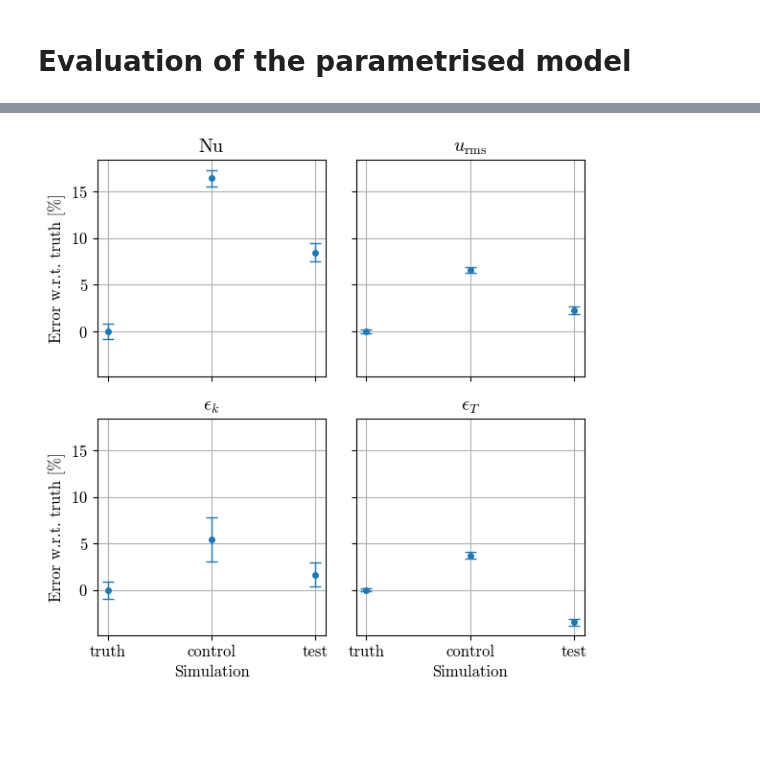
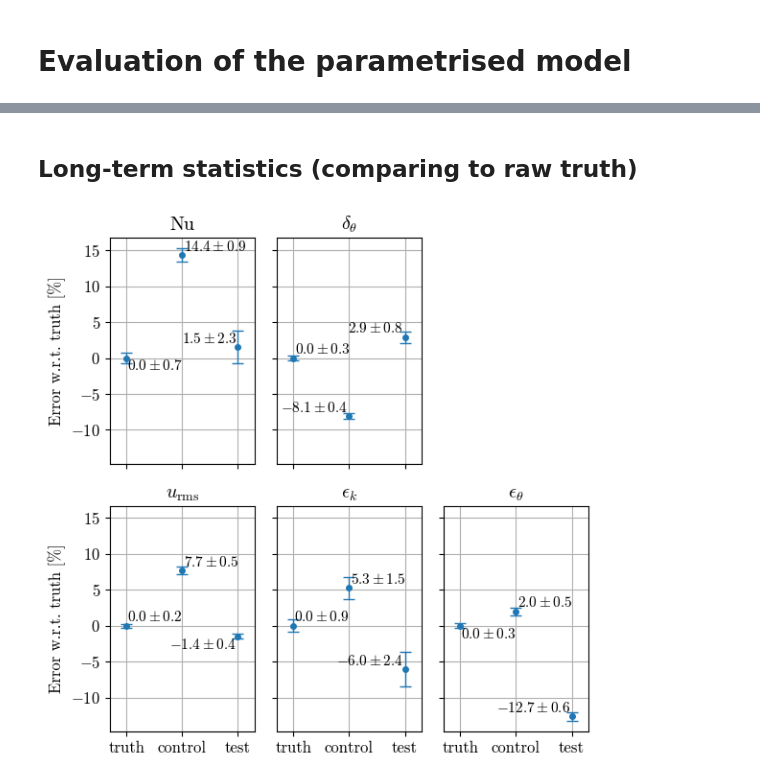
Before and after one commit to tschanzer/honours-project, a Jupyter notebook: final_notebooks/evaluation.ipynb, the cells around one changed output, grey strips where cells are left out. Drawn from its saved outputs; the diff is of its cells as text; code cells hidden in the pictures; blank space fills up the shorter version.

Commit message:
Work on evaluation plots

```diff
--- a/final_notebooks/evaluation.ipynb
+++ b/final_notebooks/evaluation.ipynb
@@ -30,0 +143,2 @@ AVG_TIME = 150.
+# %% [markdown]
+## Long-term statistics (comparing to raw truth)
@@ -31,26 +148,31 @@ AVG_TIME = 150.
 # %%
 data = {}
 data['truth'] = xr.open_mfdataset(
-    data_path + '2048x256/*.nc', chunks = {'x': -1, 'z': -1, 't': 25},
-)
-data['truth']['t'] = data['truth']['t'] + FINE_INIT_TIME
-data['control'] = xr.open_mfdataset(
-    data_path + '256x64/*.nc', chunks = {'x': -1, 'z': -1, 't': 800},
-)
-data['test'] = xr.open_mfdataset(
-    data_path + '512x64/*.nc', chunks = {'x': -1, 'z': -1, 't': 400},
+    data_path + 'truth/*.nc', chunks={'x': -1, 'z': -1, 't': 25},
 )
 
-for run in data:
-    data[run] = data[run].isel(t=(data[run].t >= SPIN_UP_TIME))
+chunks = {'x': -1, 'z': -1, 't': 800}
+data['control'] = xr.open_mfdataset(
+    data_path + 'control/*.nc', chunks=chunks,
+)
+data['control'] = data['control'].isel(
+    t=(data['control'].t >= COARSE_SPIN_UP_TIME))
+
+data['test'] = xr.open_mfdataset(
+    data_path + 'parametrised/*.nc', chunks=chunks,
+)
+data['test'] = data['test'].isel(
+    t=(data['test'].t >= COARSE_SPIN_UP_TIME))
 # %%
 nusselt = {}
+thermal_bl = {}
 rms_speed = {}
 eps_k = {}
 eps_T = {}
 for run in data:
     nusselt[run] = stats.nusselt_number(
         data[run], RAYLEIGH, PRANDTL).compute()
+    thermal_bl[run] = stats.thermal_bl_thickness(data[run])
     rms_speed[run] = stats.rms_speed(data[run]).compute()
     eps_k[run] = stats.kinetic_dissipation(
         data[run], RAYLEIGH, PRANDTL).compute()
@@ -59,40 +181,48 @@ for run in data:
 # %%
 metrics = {
     r'$\mathrm{Nu}$': nusselt,
+    r'$\delta_\theta$': thermal_bl,
     r'$u_\mathrm{rms}$': rms_speed,
     r'$\epsilon_k$': eps_k,
-    r'$\epsilon_T$': eps_T,
+    r'$\epsilon_\theta$': eps_T,
 }
 # %%
-fig, axes = plt.subplots(2, 2, sharex=True, sharey=True, figsize=(6, 6))
+fig, axes = plt.subplots(2, 3, sharex=True, sharey=True, figsize=(6, 6))
 
-for ax, (name, var) in zip(axes.ravel(), metrics.items()):
+plot_axes = [*axes[0,:-1].ravel(), *axes[1,:].ravel()]
+for ax, (name, var) in zip(plot_axes, metrics.items()):
     mean_truth, delta_truth = stats.mean_and_uncertainty(
         var['truth'], 't', AVG_TIME,
     )
     means = []
     deltas = []
-    for run in var:
+    texts = []
+    for i, run in enumerate(var.keys()):
         mean, delta = stats.mean_and_uncertainty(var[run], 't', AVG_TIME)
         means.append((mean/mean_truth - 1)*100)
         deltas.append(delta/mean_truth*100)
+        text = f'${means[i]:.1f} \\pm {deltas[i]:.1f}$'
+        texts.append(ax.text(i, means[i], text, fontsize=11, va='bottom'))
 
     ax.errorbar(
         list(var.keys()), means, yerr=deltas,
         capsize=4, elinewidth=1, marker='.', linestyle='',
         capthick=1, markersize=8,
     )
     ax.set_title(name)
+    ax.set_xlim(-0.3, 2.3)
     ax.grid()
+    adjust_text(texts, ax=ax)
 
-for ax in axes[-1,:]: ax.set_xlabel('Simulation')
+fig.delaxes(axes[0,-1])
+# for ax in axes[-1,:]: ax.set_xlabel('Simulation')
 
 for ax in axes[:,0]: ax.set_ylabel(
     f'Error w.r.t. truth [%]')
 
 fig.tight_layout()
-# fig.savefig(fig_path + 'resolution_dependence.pdf')
+fig.savefig(fig_path + 'stats_vs_fine.pdf')
 # %% [output]
-[figure, old version]
+[figure, new version]
 # %%
 client.close()
```
Also changed, not shown: parts of 11 cells of this notebook.
